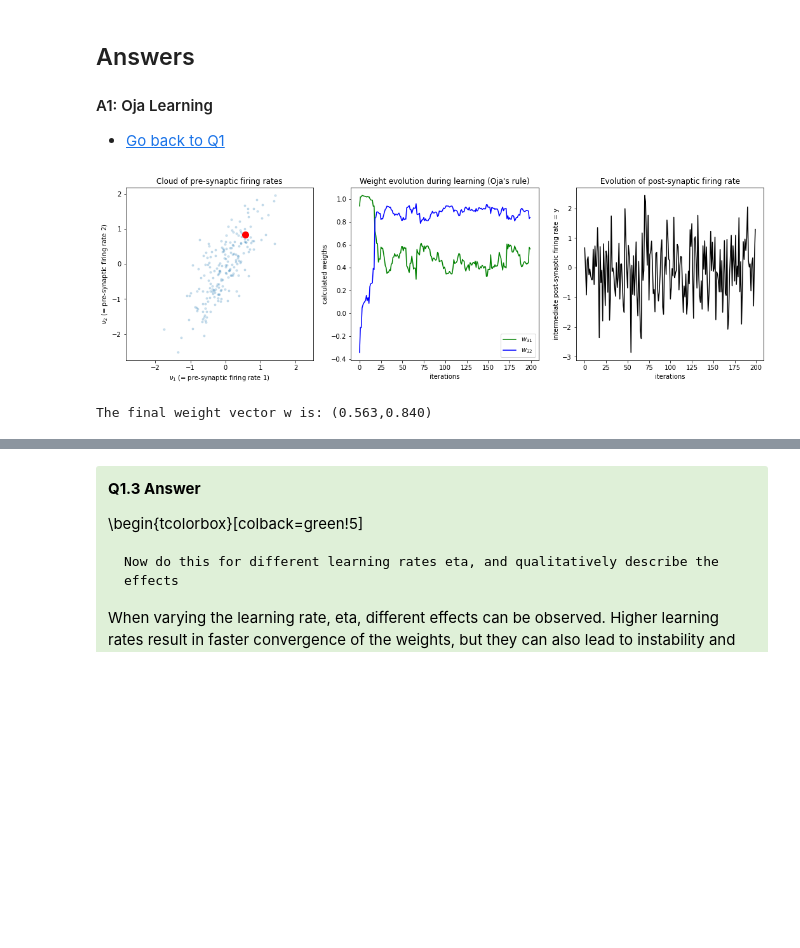
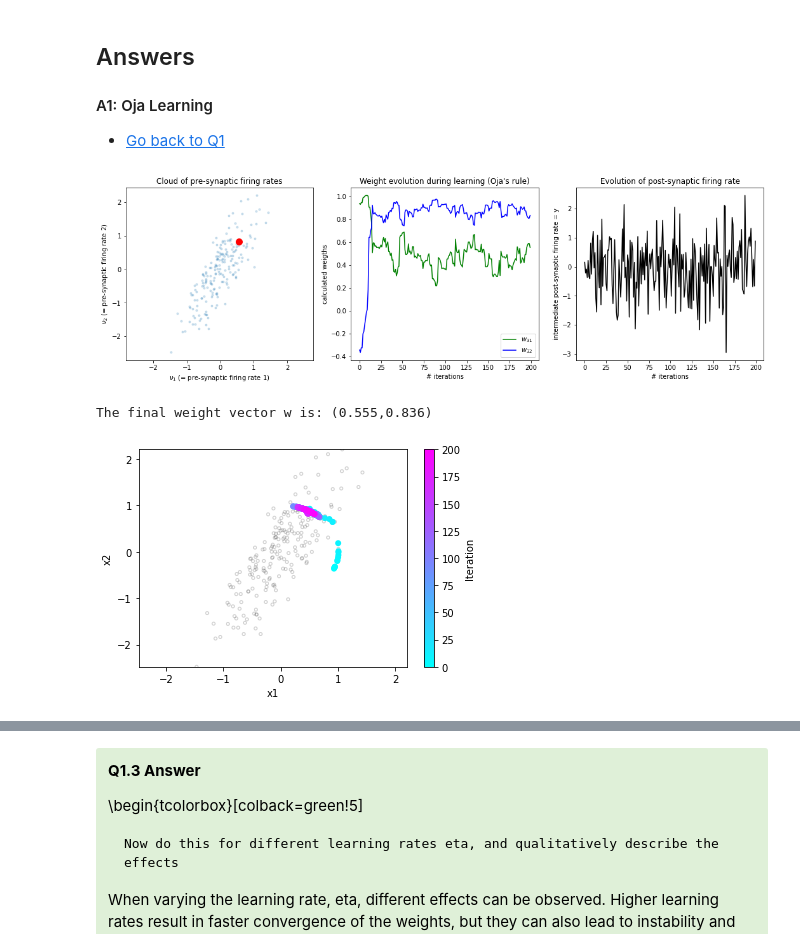
Before and after one commit to RobbeDeMuynck/CN_practicals, a Jupyter notebook: Module 4/Ex1_Oja/Module4_Oja_Group7.ipynb, the cells around one changed output, grey strips where cells are left out. Cells and saved outputs as stored; diff of their text form; code cells hidden in the pictures; blank space fills up the shorter version.

```diff
--- a/Module 4/Ex1_Oja/Module4_Oja_Group7.ipynb
+++ b/Module 4/Ex1_Oja/Module4_Oja_Group7.ipynb
@@ -43,7 +43,7 @@ def Oja_behaviour_plots(cloud, wcourse, out):
     # fig, ax = plt.subplots(1, 1)
     axs[1].plot(wcourse[:, 0], "g", label="$w_{31}$")
     axs[1].plot(wcourse[:, 1], "b", label="$w_{32}$")
-    axs[1].set_xlabel("iterations")
+    axs[1].set_xlabel("# iterations")
     axs[1].set_ylabel("calculated weigths")
     axs[1].set_title("Weight evolution during learning (Oja's rule)")
     axs[1].legend()
@@ -52,7 +52,7 @@ def Oja_behaviour_plots(cloud, wcourse, out):
     # Plot 3: Evolution of post-synaptic firing rate
     # fig, ax = plt.subplots(1, 1)
     axs[2].plot(out[:, 0], "k")
-    axs[2].set_xlabel("iterations")
+    axs[2].set_xlabel("# iterations")
     axs[2].set_ylabel("intermediate post-synaptic firing rate = y")
     axs[2].set_title("Evolution of post-synaptic firing rate")
     plt.show()
@@ -61,6 +61,7 @@ def Oja_behaviour_plots(cloud, wcourse, out):
     print("The final weight vector w is: ({:.3f},{:.3f})".format(wcourse[-1,0],wcourse[-1,1]))
 
 # Generate the cloud of pre-synaptic firing rates
+np.random.seed(211)
 cloud = oja.make_cloud(n=200, ratio=.3, angle=60)
 
 # Apply Oja's learning rule: obtain synaptic weight evolution
@@ -69,4 +70,7 @@ wcourse, out = oja.learn(cloud, initial_angle=-20, eta=0.04)
 
 # Construct plots regarding Oja's learning rule
 Oja_behaviour_plots(cloud, wcourse, out)
+
+# plot_oja_trace from oja.py
+oja.plot_oja_trace(cloud, wcourse)
 # %% [output]
@@ -109,17 +163,22 @@ The above exercises assume that the input activities can be negative (indeed the
 #### A1: Oja Learning  <a id="A1"></a>
 * [Go back to Q1](#Q1)
 # %%
-##### Larger learning rate: eta = 0.2 #####
+##### Larger learning rate: eta = 0.2 (vs 0.04) #####
 
 # Generate pre-synaptic firing rates cloud & apply Oja's learning rule
+np.random.seed(211)
 cloud = oja.make_cloud(n=200, ratio=.3, angle=60)
 wcourse, out = oja.learn(cloud, initial_angle=-20, eta=0.2)
 
 # Construct plots: Oja's learning rule (synaptic weight evolution)
 Oja_behaviour_plots(cloud, wcourse, out)
+
+# plot_oja_trace from oja.py
+oja.plot_oja_trace(cloud, wcourse)
 # %% [output]
-[figure, old version]
+[figure, new version]
-The final weight vector w is: (0.563,0.840)
+The final weight vector w is: (0.555,0.836)
+[figure, added]
 # %% [markdown]
 <div class="alert alert-success">
 <span style="color:black">
```
Also changed, not shown: parts of 7 cells of this notebook.
